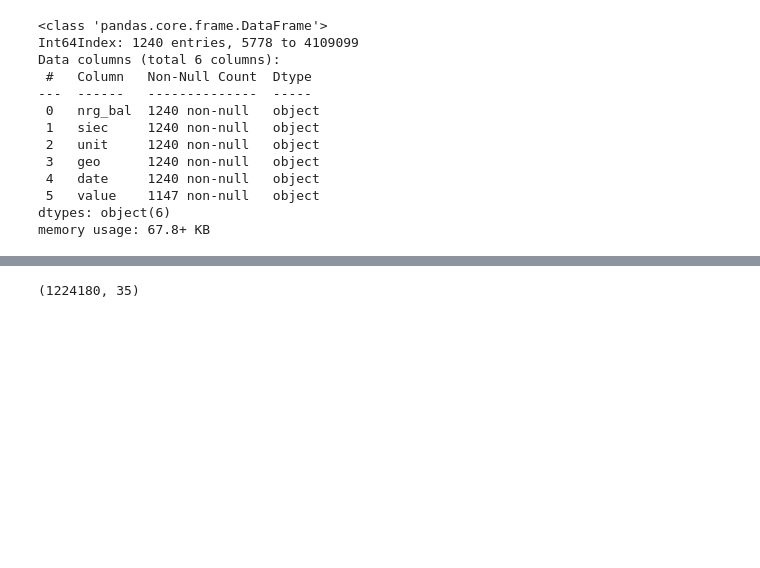
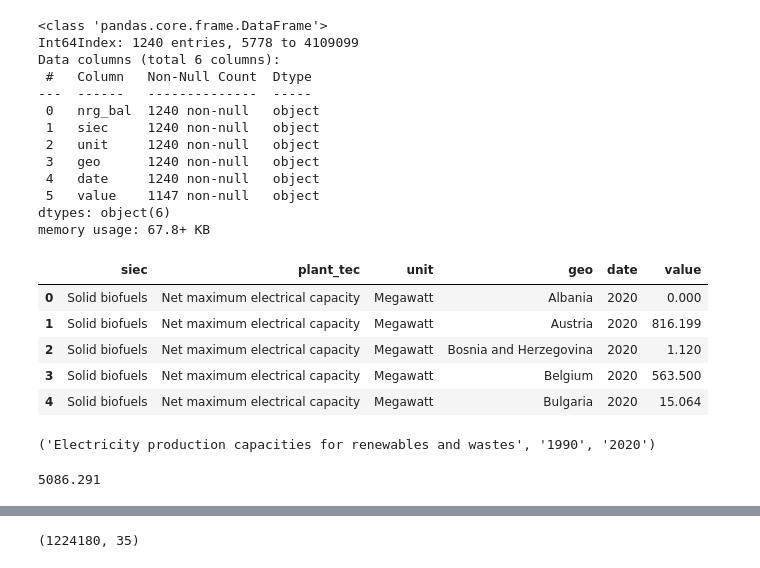
Before and after one commit to zhiravetska/FP, a Jupyter notebook: datafrom eurostat_2 copy.ipynb, the cells around one changed output, grey strips where cells are left out. Cells and saved outputs as stored; diff of their text form; code cells hidden in the pictures; blank space fills up the shorter version.

```diff
--- a/datafrom eurostat_2 copy.ipynb
+++ b/datafrom eurostat_2 copy.ipynb
@@ -137,3 +143,20 @@ fig = px.line(m_balance, x="date", y="per_capita", color="geo",
                 title="Final consumption - energy use per capita,Megawatt-hour")
 
 fig.show()
+# %%
+get_energy.head()
+# %% [output]
+|  | siec | plant_tec | unit | geo | date | value |
+| 0 | Solid biofuels | Net maximum electrical capacity | Megawatt | Albania | 2020 | 0.000 |
+| 1 | Solid biofuels | Net maximum electrical capacity | Megawatt | Austria | 2020 | 816.199 |
+| 2 | Solid biofuels | Net maximum electrical capacity | Megawatt | Bosnia and Herzegovina | 2020 | 1.120 |
+| 3 | Solid biofuels | Net maximum electrical capacity | Megawatt | Belgium | 2020 | 563.500 |
+| 4 | Solid biofuels | Net maximum electrical capacity | Megawatt | Bulgaria | 2020 | 15.064 |
+# %%
+eurostat_dataset("nrg_inf_epcrw").DatasetInfo()
+# %% [output]
+('Electricity production capacities for renewables and wastes', '1990', '2020')
+# %%
+get_energy.query('geo=="Latvia" and date=="2020"')['value'].sum() #  all renewable capacities in Megawatt
+# %% [output]
+5086.291
```
Also changed, not shown: parts of 10 cells of this notebook.
